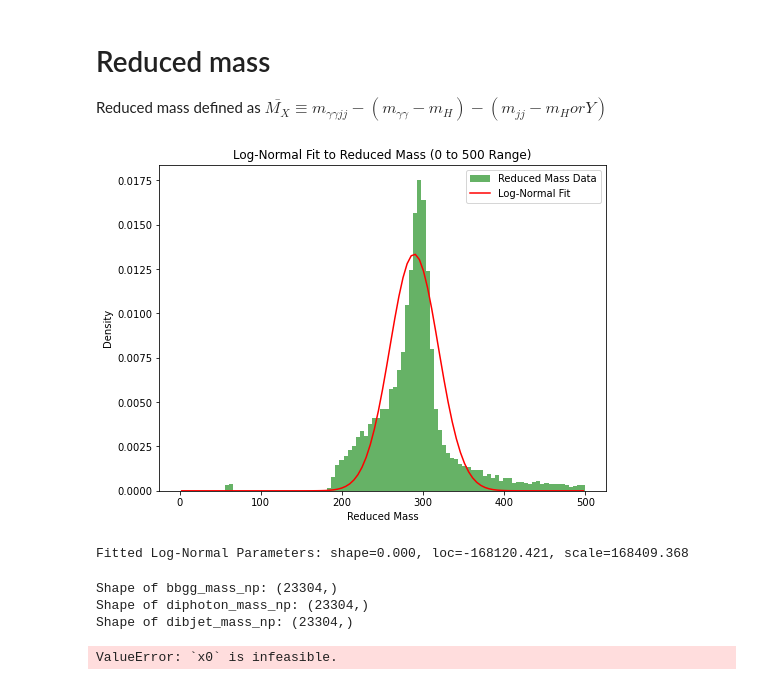
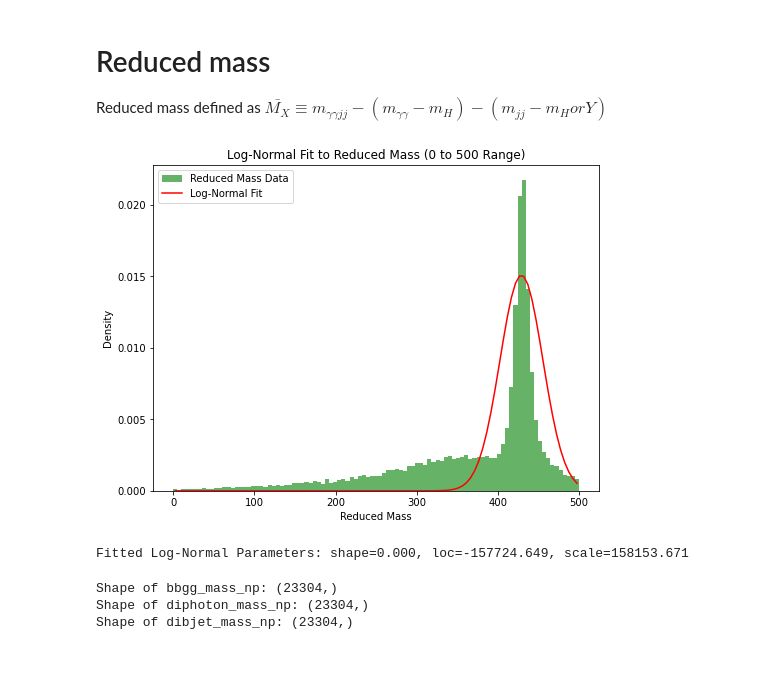
Before and after one commit to tiwariPC/hhbbgg_AwkwardAnalyzer, a Jupyter notebook: stats_study/notebook_signal_fitting/signal_mass_fitting .ipynb, the cells around one changed output. Drawn from its saved outputs; the diff is of its cells as text; code cells hidden in the pictures.

```diff
--- a/stats_study/signal_study/notebook_signal_fitting/mass_fitting .ipynb
+++ b/stats_study/notebook_signal_fitting/signal_mass_fitting .ipynb
@@ -785,36 +803,36 @@ with uproot.open(file_path) as file:
 
 # Convert extracted variables to NumPy arrays
 bbgg_mass_np = ak.to_numpy(bbgg_mass)
 dibjet_mass_np = ak.to_numpy(dibjet_mass)
 
 # Compute reduced_mass
-reduced_mass = bbgg_mass_np - (diphoton_mass_np - 125) - (dibjet_mass_np - 60)
+reduced_mass = bbgg_mass_np - (diphoton_mass_np - 125) - (dibjet_mass_np - 125)
 
 # Filter reduced_mass within a meaningful range, e.g., [0, 500]
 reduced_mass = reduced_mass[(reduced_mass >= 0) & (reduced_mass <= 500)]
 
 # Define histogram bins
 bins = np.linspace(0, 500, 100)
 
 # Fit Log-Normal distribution to reduced_mass
 params, bin_centers = fit_lognormal(reduced_mass, bins)
 fitted_curve_ln = lognorm_pdf(bin_centers, *params)
 
 # Plot the histogram and Log-Normal fit
 plt.figure(figsize=(8, 6))
 plt.hist(reduced_mass, bins=bins, density=True, alpha=0.6, color="g", label="Reduced Mass Data")
 plt.plot(bin_centers, fitted_curve_ln, "r-", label="Log-Normal Fit")
 plt.xlabel("Reduced Mass")
 plt.ylabel("Density")
 plt.title("Log-Normal Fit to Reduced Mass (0 to 500 Range)")
 plt.legend()
 plt.show()
 
 # Print fitted parameters
 print(f"Fitted Log-Normal Parameters: shape={params[0]:.3f}, loc={params[1]:.3f}, scale={params[2]:.3f}")
 # %% [output]
-[figure, old version]
+[figure, new version]
-Fitted Log-Normal Parameters: shape=0.000, loc=-168120.421, scale=168409.368
+Fitted Log-Normal Parameters: shape=0.000, loc=-157724.649, scale=158153.671
 # %%
 print("Shape of bbgg_mass_np:", bbgg_mass_np.shape)
 print("Shape of diphoton_mass_np:", diphoton_mass_np.shape)
@@ -823,70 +841,3 @@ print("Shape of dibjet_mass_np:", dibjet_mass_np.shape)
 Shape of bbgg_mass_np: (23304,)
 Shape of diphoton_mass_np: (23304,)
 Shape of dibjet_mass_np: (23304,)
-# %%
-from scipy.optimize import curve_fit
-import numpy as np
-import matplotlib.pyplot as plt
-
-# Define the double-sided Crystal Ball (DSCB) function
-def double_sided_crystalball(x, alpha_low, n_low, alpha_high, n_high, mu, sigma):
-    t = (x - mu) / sigma
-    result = np.piecewise(
-        t,
-        [
-            t < -alpha_low,
-            t > alpha_high,
-        ],
-        [
-            lambda t: np.exp(-0.5 * alpha_low**2)
-            * ((n_low / alpha_low) ** n_low)
-            * ((n_low / alpha_low - alpha_low - t) ** -n_low),
-            lambda t: np.exp(-0.5 * alpha_high**2)
-            * ((n_high / alpha_high) ** n_high)
-            * ((n_high / alpha_high - alpha_high + t) ** -n_high),
-            lambda t: np.exp(-0.5 * t**2),
-        ],
-    )
-    return result
-
-# Fit function for the histogram
-def fit_double_sided_crystalball(data, bins):
-    # Compute the histogram
-    hist, bin_edges = np.histogram(data, bins=bins, density=True)
-    bin_centers = (bin_edges[:-1] + bin_edges[1:]) / 2
-
-    # Initial parameter guesses: alpha_low, n_low, alpha_high, n_high, mu, sigma
-    initial_params = [1.5, 2.0, 1.5, 2.0, np.mean(data), np.std(data)]
-
-    # Bounds for parameters
-    bounds = (
-        [0.5, 1.1, 0.5, 1.1, np.min(data), 0.01],  # Lower bounds
-        [5.0, 10.0, 5.0, 10.0, np.max(data), 10.0],  # Upper bounds
-    )
-
-    # Fit the DSCB to the data
-    popt, _ = curve_fit(double_sided_crystalball, bin_centers, hist, p0=initial_params, bounds=bounds, maxfev=10000)
-
-    return popt, bin_centers
-
-# Fit the double-sided Crystal Ball to reduced_mass
-params_dscb, bin_centers = fit_double_sided_crystalball(reduced_mass, bins)
-fitted_curve_dscb = double_sided_crystalball(bin_centers, *params_dscb)
-
-# Plot the histogram and DSCB fit
-plt.figure(figsize=(8, 6))
-plt.hist(reduced_mass, bins=bins, density=True, alpha=0.6, color="g", label="Reduced Mass Data")
-plt.plot(bin_centers, fitted_curve_dscb, "b-", label="Double-Sided Crystal Ball Fit")
-plt.xlabel("Reduced Mass")
-plt.ylabel("Density")
-plt.title("Double-Sided Crystal Ball Fit to Reduced Mass (0 to 500 Range)")
-plt.legend()
-plt.show()
-
-# Print fitted parameters
-print("Fitted DSCB Parameters:")
-print(f"alpha_low = {params_dscb[0]:.3f}, n_low = {params_dscb[1]:.3f}")
-print(f"alpha_high = {params_dscb[2]:.3f}, n_high = {params_dscb[3]:.3f}")
-print(f"mu = {params_dscb[4]:.3f}, sigma = {params_dscb[5]:.3f}")
-# %% [output]
-ValueError: `x0` is infeasible.
```
Also changed, not shown: parts of 11 cells of this notebook.
